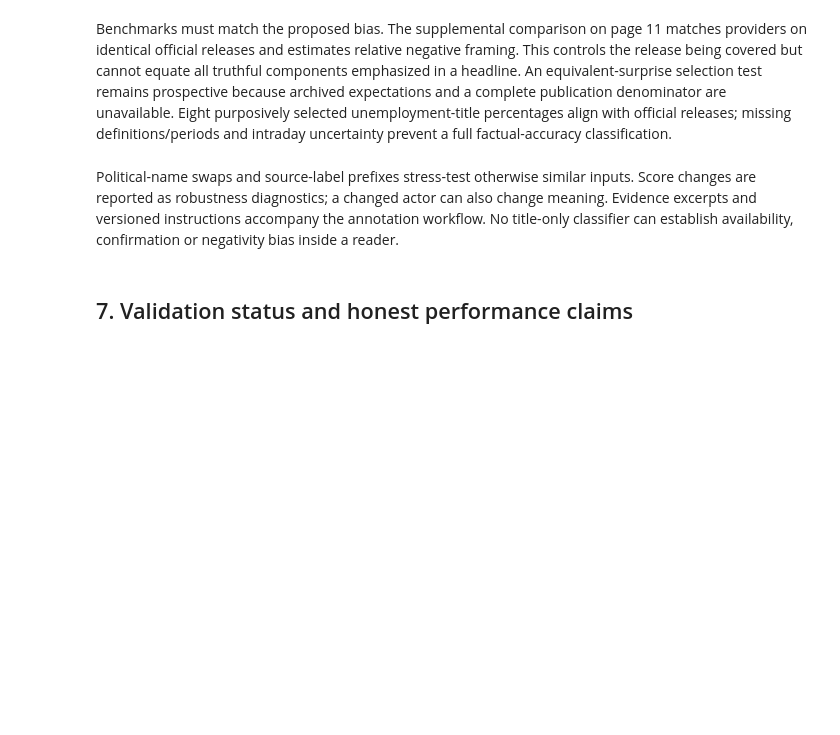
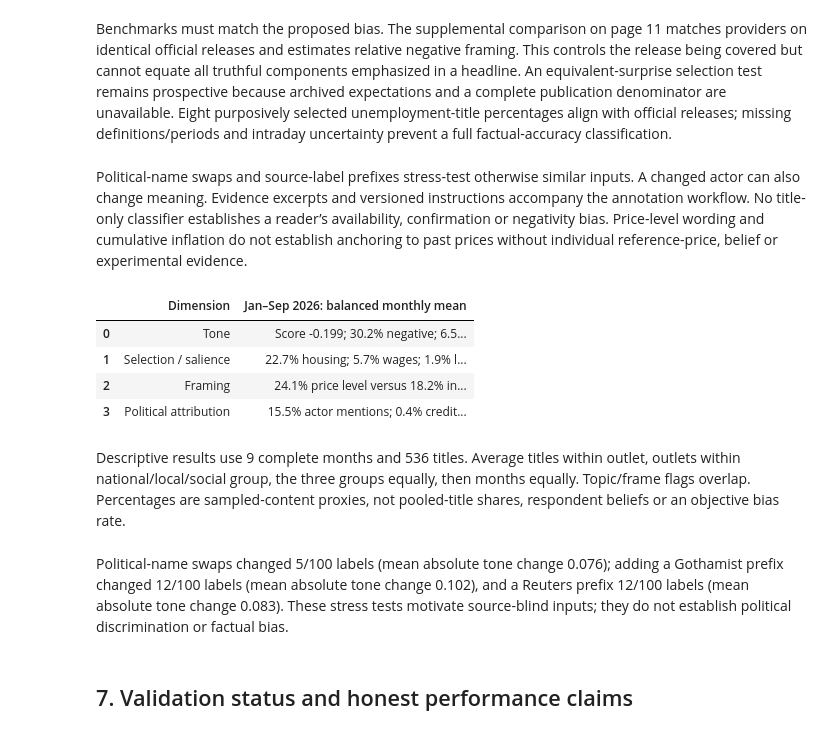
Before and after one commit to ph2606/FRE-GY-7871A-Final-Project, a Jupyter notebook: final_project.ipynb, the cells around one changed output. Saved outputs shown, nothing was run; the diff lists cells and outputs as text; code cells hidden in the pictures; blank space fills up the shorter version.

Commit message:
Strengthen report evidence and verify final submission artifacts

```diff
--- a/final_project.ipynb
+++ b/final_project.ipynb
@@ -345,7 +347,23 @@ The contextual model was introduced in 2022 with training text through 2021. App
 # %% [markdown]
 Benchmarks must match the proposed bias. The supplemental comparison on page 11 matches providers on identical official releases and estimates relative negative framing. This controls the release being covered but cannot equate all truthful components emphasized in a headline. An equivalent-surprise selection test remains prospective because archived expectations and a complete publication denominator are unavailable. Eight purposively selected unemployment-title percentages align with official releases; missing definitions/periods and intraday uncertainty prevent a full factual-accuracy classification.
 # %% [markdown]
-Political-name swaps and source-label prefixes stress-test otherwise similar inputs. Score changes are reported as robustness diagnostics; a changed actor can also change meaning. Evidence excerpts and versioned instructions accompany the annotation workflow. No title-only classifier can establish availability, confirmation or negativity bias inside a reader.
+Political-name swaps and source-label prefixes stress-test otherwise similar inputs. A changed actor can also change meaning. Evidence excerpts and versioned instructions accompany the annotation workflow. No title-only classifier establishes a reader’s availability, confirmation or negativity bias. Price-level wording and cumulative inflation do not establish anchoring to past prices without individual reference-price, belief or experimental evidence.
+# %%
+import sys
+if str(ROOT / 'scripts') not in sys.path: sys.path.insert(0, str(ROOT / 'scripts'))
+from study_content import sections
+item = sections()[6][1][5]
+display(pd.DataFrame(item['rows'], columns=item['headers']))
+# %% [output]
+|  | Dimension | Jan–Sep 2026: balanced monthly mean |
+| 0 | Tone | Score -0.199; 30.2% negative; 6.5... |
+| 1 | Selection / salience | 22.7% housing; 5.7% wages; 1.9% l... |
+| 2 | Framing | 24.1% price level versus 18.2% in... |
+| 3 | Political attribution | 15.5% actor mentions; 0.4% credit... |
+# %% [markdown]
+Descriptive results use 9 complete months and 536 titles. Average titles within outlet, outlets within national/local/social group, the three groups equally, then months equally. Topic/frame flags overlap. Percentages are sampled-content proxies, not pooled-title shares, respondent beliefs or an objective bias rate.
+# %% [markdown]
+Political-name swaps changed 5/100 labels (mean absolute tone change 0.076); adding a Gothamist prefix changed 12/100 labels (mean absolute tone change 0.102), and a Reuters prefix 12/100 labels (mean absolute tone change 0.083). These stress tests motivate source-blind inputs; they do not establish political discrimination or factual bias.
 # %% [markdown]
 ## 7. Validation status and honest performance claims
 # %% [markdown]
```
Also changed, not shown: parts of 5 cells of this notebook, 13 other files.
